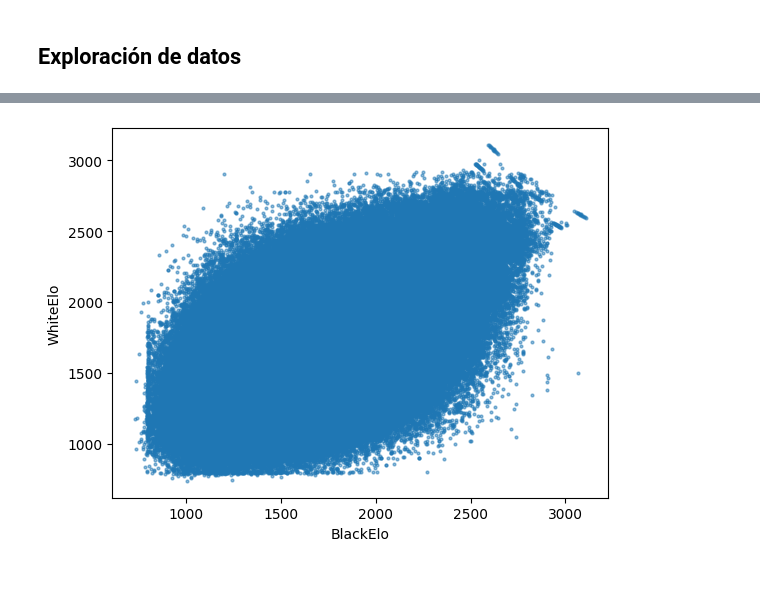
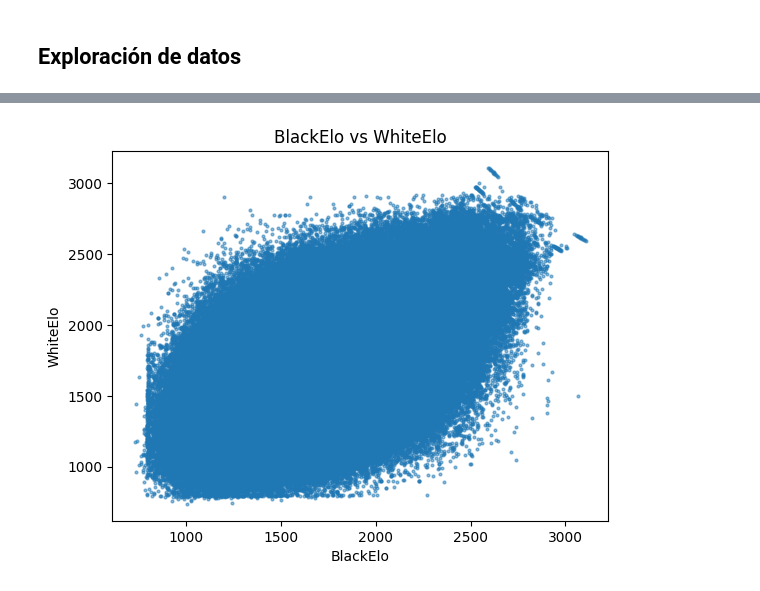
Before and after one commit to frantorres14/Chess-Data-Analysis-Machine-Learning-Algorithms-for-Classification-and-Regression, a Jupyter notebook: notebooks/EDA.ipynb, the cells around one changed output, grey strips where cells are left out. Drawn from its saved outputs; the diff is of its cells as text; code cells hidden in the pictures.

```diff
--- a/notebooks/EDA.ipynb
+++ b/notebooks/EDA.ipynb
@@ -9,7 +9,7 @@ import seaborn as sns
 # %%
 # Cargar datos
 path = "C:/Users/franc/Documents/Lic. IA/Semestre 4/Machine learning" # Cambiar por la ruta de los datos
-df = pd.read_csv(path + '/data/chess_games_clean.csv')
+df = pd.read_csv(path + '/data/chess_games_clean2.csv')
 # %% [markdown]
 ## Exploración de datos
 # %%
@@ -63,7 +44,8 @@ plt.show()
 # %%
 plt.plot(df["BlackElo"], df["WhiteElo"], 'o', markersize=2, alpha=0.5)
+plt.title('BlackElo vs WhiteElo')
 plt.xlabel('BlackElo')
 plt.ylabel('WhiteElo')
 plt.show()
 # %% [output]
-[figure, old version]
+[figure, new version]
```
Also changed, not shown: parts of 11 cells of this notebook, 1 other file.
